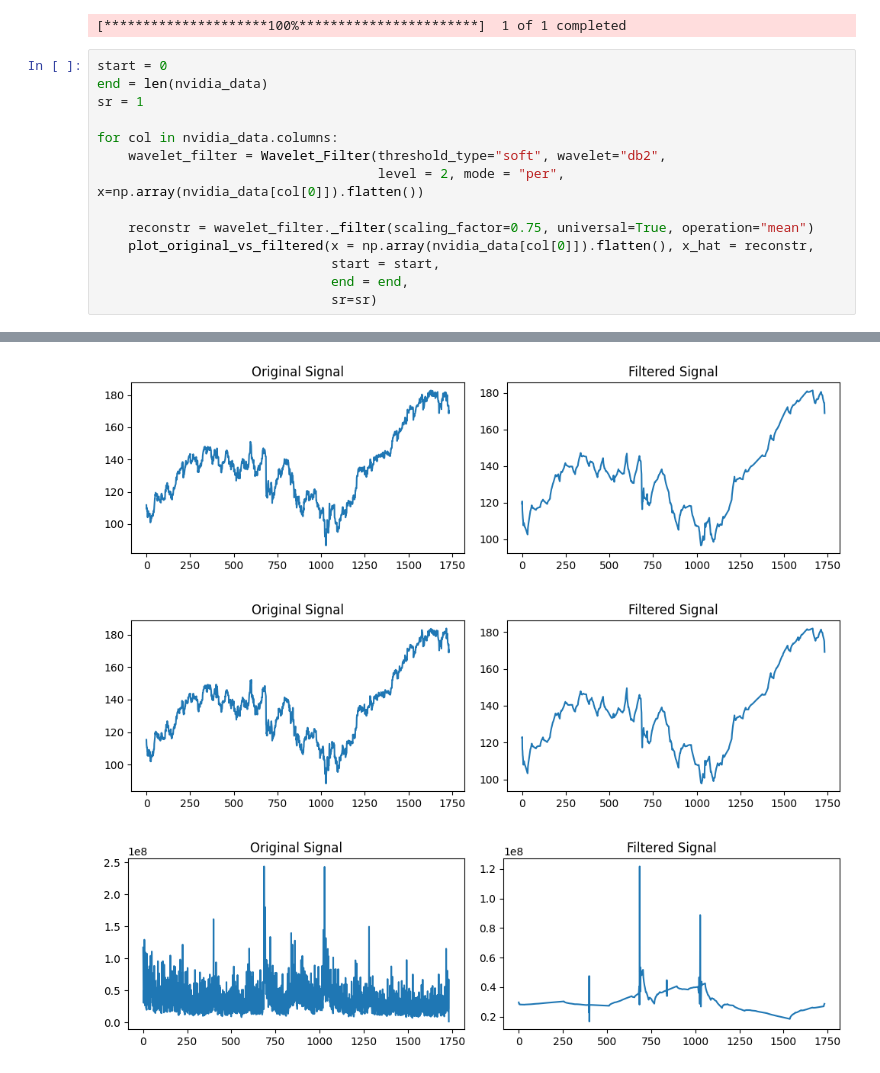
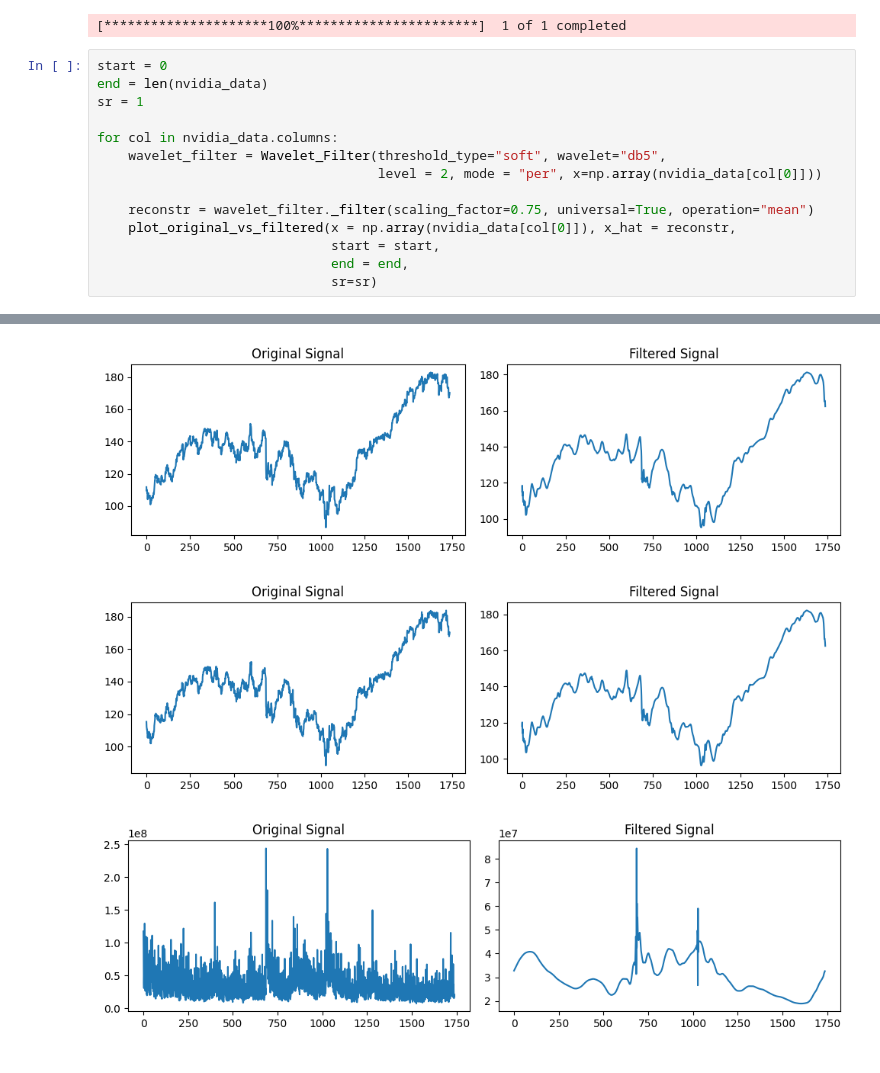
Before and after one commit to luoj21/wavelet_denoise, a Jupyter notebook: notebooks/timeseries_denoise.ipynb, the cells around one changed output, grey strips where cells are left out. Saved outputs shown, nothing was run; the diff lists cells and outputs as text.

```diff
--- a/notebooks/timeseries_denoise.ipynb
+++ b/notebooks/timeseries_denoise.ipynb
@@ -20,11 +20,11 @@ end = len(nvidia_data)
 sr = 1
 
 for col in nvidia_data.columns:
-    wavelet_filter = Wavelet_Filter(threshold_type="soft", wavelet="db2",
-                                    level = 2, mode = "per", x=np.array(nvidia_data[col[0]]).flatten())
+    wavelet_filter = Wavelet_Filter(threshold_type="soft", wavelet="db5",
+                                    level = 2, mode = "per", x=np.array(nvidia_data[col[0]]))
 
     reconstr = wavelet_filter._filter(scaling_factor=0.75, universal=True, operation="mean")
-    plot_original_vs_filtered(x = np.array(nvidia_data[col[0]]).flatten(), x_hat = reconstr,
+    plot_original_vs_filtered(x = np.array(nvidia_data[col[0]]), x_hat = reconstr,
                               start = start,
                               end = end,
                               sr=sr)
@@ -34,3 +34,3 @@ for col in nvidia_data.columns:
-[figure, old version]
+[figure, new version]
-[figure, old version]
+[figure, new version]
-[figure, old version]
+[figure, new version]
```
Also changed, not shown: parts of 1 cell of this notebook, 5 other files.
